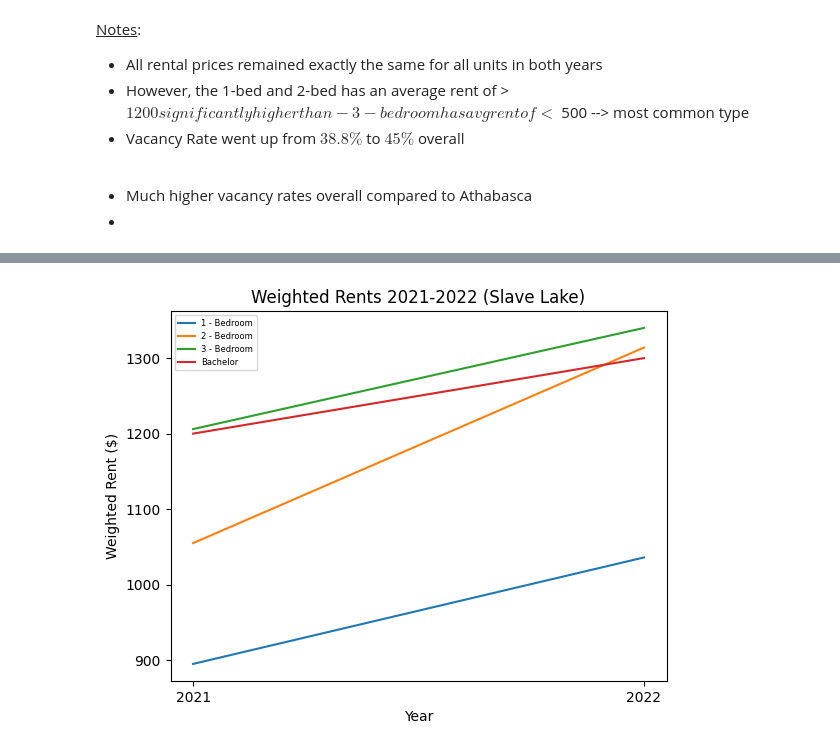
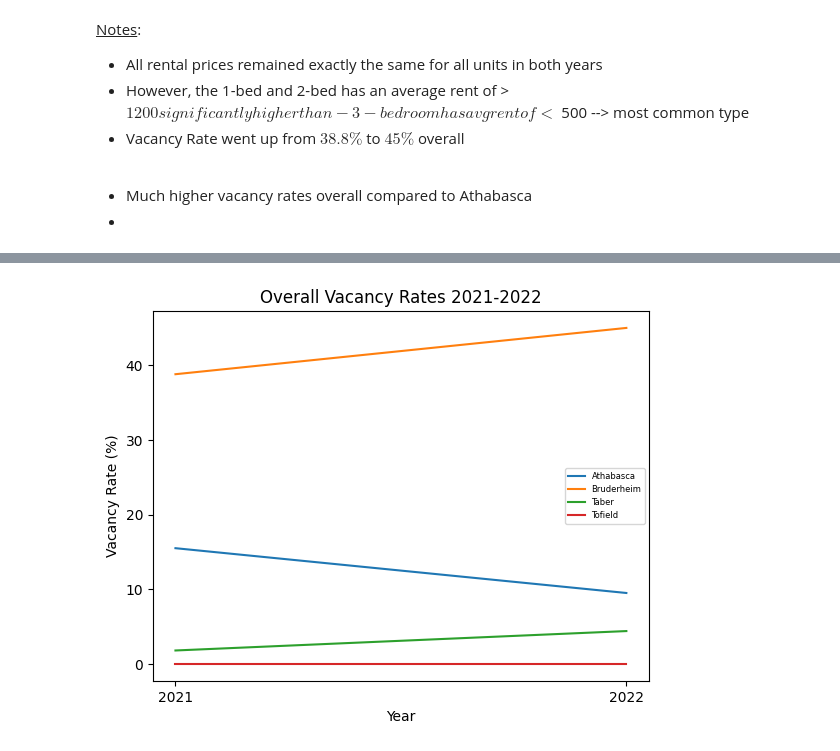
Before and after one commit to Mathemusician1729/DATA-221-Project, a Jupyter notebook: 221-Project.ipynb, the cells around one changed output, grey strips where cells are left out. Saved outputs shown, nothing was run; the diff lists cells and outputs as text; code cells hidden in the pictures.

```diff
--- a/221-Project.ipynb
+++ b/221-Project.ipynb
@@ -266,3 +253,17 @@ plt.show()
 
 - Much higher vacancy rates overall compared to Athabasca
 -
+# %%
+# stable but below average
+for i in range(len(tofield.index)):
+    plt.plot(["2021", "2022"], tofield_rents.iloc[i], label=tofield["Unit Type"].iloc[i])
+
+plt.plot([mean_bachelors2021, mean_bachelors2022], linestyle='dotted', color="r")
+plt.plot([mean_1beds2021, mean_1beds2022], linestyle='dotted', color="b")
+plt.plot([mean_2beds2021, mean_2beds2022], linestyle='dotted', color="orange")
+plt.plot([mean_3beds2021, mean_3beds2022], linestyle='dotted', color="g")
+plt.title("Weighted Rents 2021-2022 (Tofield)")
+plt.xlabel("Year")
+plt.ylabel("Weighted Rent ($)")
+plt.legend(prop={'size': 6})
+plt.show()
@@ -268,0 +272,14 @@ plt.show()
+# %%
+# increaseing, but below average
+for i in range(len(taber.index)):
+    plt.plot(["2021", "2022"], taber_rents.iloc[i], label=taber["Unit Type"].iloc[i])
+
+plt.plot([mean_bachelors2021, mean_bachelors2022], linestyle='dotted', color="r")
+plt.plot([mean_1beds2021, mean_1beds2022], linestyle='dotted', color="b")
+plt.plot([mean_2beds2021, mean_2beds2022], linestyle='dotted', color="orange")
+plt.plot([mean_3beds2021, mean_3beds2022], linestyle='dotted', color="g")
+plt.title("Weighted Rents 2021-2022 (Taber)")
+plt.xlabel("Year")
+plt.ylabel("Weighted Rent ($)")
+plt.legend(prop={'size': 6})
+plt.show()
@@ -269,12 +288,13 @@ plt.show()
 # %%
-# increasing trend example
-for i in range(len(did.index)):
-    plt.plot(["2021", "2022"], did_rents.iloc[i], label=did["Unit Type"].iloc[i])
+# small town vacancies
+vacancy_smalltowns_num = vacancy_sampletowns[["2021 Vacancy", "2022 Vacancy"]]
+for i in range(len(vacancy_sampletowns.index)):
+    plt.plot(["2021", "2022"], vacancy_smalltowns_num.iloc[i], label=vacancy_sampletowns["Community"].iloc[i])
 
-plt.title("Weighted Rents 2021-2022 (Slave Lake)")
+plt.title("Overall Vacancy Rates 2021-2022")
 plt.xlabel("Year")
-plt.ylabel("Weighted Rent ($)")
+plt.ylabel("Vacancy Rate (%)")
 plt.legend(prop={'size': 6})
 plt.show()
 # %% [output]
-[figure, old version]
+[figure, new version]
```
Also changed, not shown: parts of 19 cells of this notebook, 2 other files.
